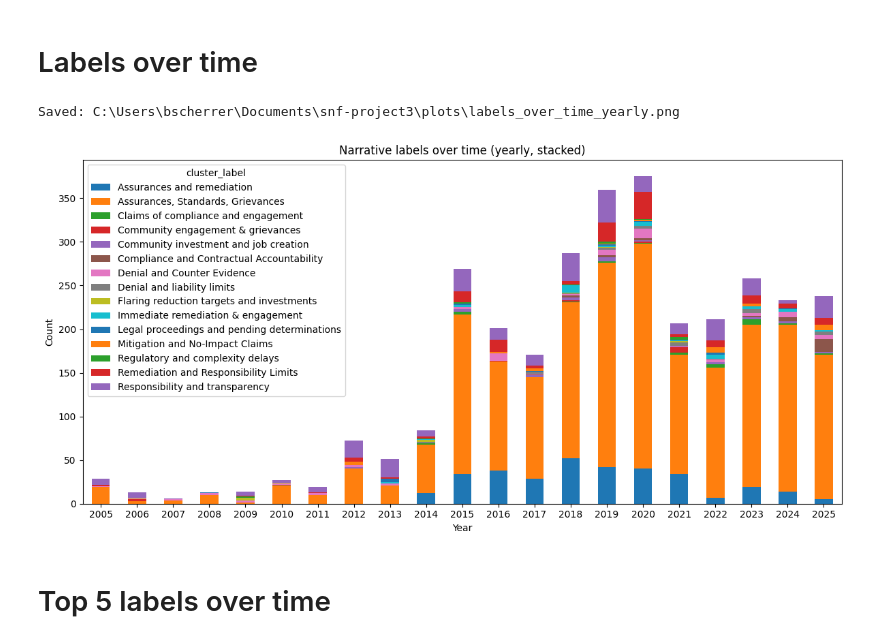
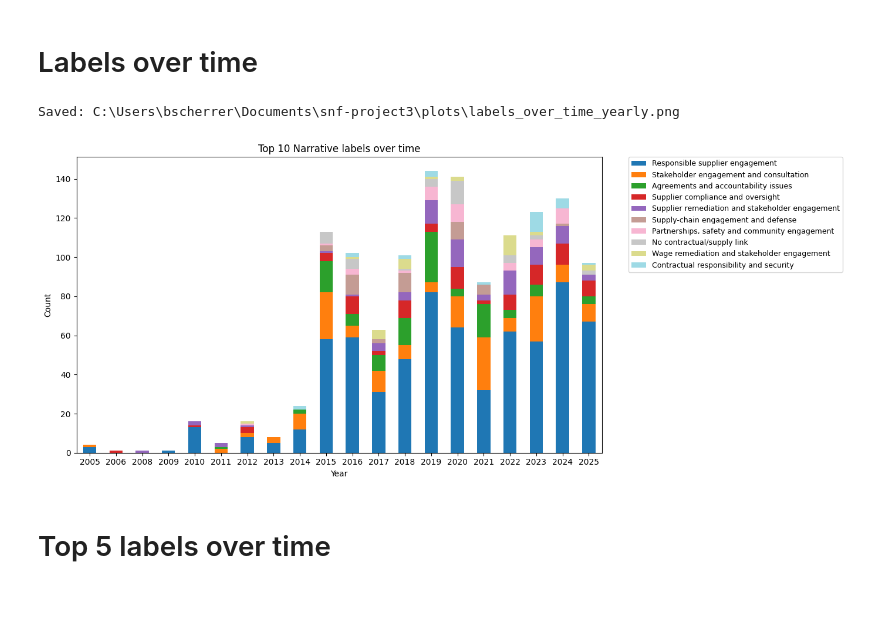
Before and after one commit to BeatPepeScherrer/snf-project3, a Jupyter notebook: cleaned_response_text_analysis.ipynb, the cells around one changed output. Drawn from its saved outputs; the diff is of its cells as text; code cells hidden in the pictures; blank space fills up the shorter version.

```diff
--- a/cleaned_response_text_analysis.ipynb
+++ b/cleaned_response_text_analysis.ipynb
@@ -181,7 +218,7 @@ reads a prompt from utils and uses it together with an LLM to label the clusters
 # -----------------------------
 # LLM cluster labeling (same as before)
 # -----------------------------
-from utils.prompts import labelling_prompt2
+from utils.prompts import labelling_prompt3
 from typing import List, Dict
 import time
 import random
@@ -198,7 +235,7 @@ def label_one_cluster(cid: int, examples: List[str], model: str = CHAT_MODEL) ->
         model=model,
         temperature=1,
         messages=[
-            {"role": "system", "content": labelling_prompt2},
+            {"role": "system", "content": labelling_prompt3},
             {"role": "user", "content": user_content},
         ],
     )
@@ -223,7 +260,6 @@ def label_clusters(df: pd.DataFrame, per_cluster_examples: int = 8) -> Dict[int,
         time.sleep(0.2)
     return labels
 
-
 labels = label_clusters(df, per_cluster_examples=8)
 df["cluster_label"] = df["cluster"].map({cid: info.get("label") for cid, info in labels.items()})
 df["cluster_rq"] = df["cluster"].map({cid: info.get("rq") for cid, info in labels.items()})
@@ -280,8 +316,8 @@ df = df_clusters.merge(df_meta, on="document_id", how="left")
 
 # Normalize labels
 df["cluster_label"] = df["cluster_label"].fillna("Unlabeled").replace({"": "Unlabeled"})
-# Derive monthly period for time plots
-df["month"] = df["date_parsed"].dt.to_period("M")
+# Derive monthly period for time plots - convert to local time first to avoid timezone warning
+df["month"] = df["date_parsed"].dt.tz_localize(None).dt.to_period("M")
 # Save merged
 df.to_csv(OUTPUT_MERGED, index=False)
 print(f"Saved merged file: {OUTPUT_MERGED.resolve()} (rows={len(df)})")
@@ -345,26 +384,34 @@ Saved: C:\Users\bscherrer\Documents\snf-project3\plots\labels_by_sector.png
 # Top 15 labels
 # %%
 # Get top 15 labels by frequency
-top15_labels = df['cluster_label'].value_counts().head(15).index.tolist()
+top15_labels = df['cluster_label'].value_counts().head(10).index.tolist()
 
 # Filter pivot_sector to only top 15 labels (columns)
 pivot_sector_top15 = pivot_sector[top15_labels]
 
-plt.figure(figsize=(12, max(4, 0.35 * len(pivot_sector_top15))))
+# Create colormap once for consistent use across plots
 cmap = cm.get_cmap('tab20', len(top15_labels))
+color_list = [cmap(i) for i in range(len(top15_labels))]
+
+# Increase figure size to accommodate legend outside plot area
+fig, ax = plt.subplots(figsize=(14, max(5, 0.35 * len(pivot_sector_top15))))
 pivot_sector_top15.plot(
     kind="bar",
     stacked=True,
-    ax=plt.gca(),
-    color=[cmap(i) for i in range(len(top15_labels))]
+    ax=ax,
+    color=color_list
 )
 
-plt.title("Top 15 Narrative labels by sector")
+plt.title("Top 10 Narrative labels by sector")
 plt.xlabel("Sector")
 plt.ylabel("Count")
+
+# Move legend outside the plot area to the right
+ax.legend(bbox_to_anchor=(1.05, 1), loc='upper left', borderaxespad=0, fontsize=9)
+
 plt.tight_layout()
 out_top15 = PLOTS_DIR / "top_15_labels_by_sector.png"
-plt.savefig(out_top15, dpi=150)
+plt.savefig(out_top15, dpi=150, bbox_inches='tight')
 print(f"Saved: {out_top15.resolve()}")
 plt.show()
 plt.close()
@@ -377,35 +424,42 @@ Saved: C:\Users\bscherrer\Documents\snf-project3\plots\top_15_labels_by_sector.p
 # %%
 df_top15 = df[df['cluster_label'].isin(top15_labels)].copy()
 
 df_time = df_top15.dropna(subset=["month"]).copy()
 if df_time.empty:
     warnings.warn("No valid dates found; skipping time-based plots.")
 else:
     # Extract year from the monthly period
     df_time["year"] = df_time["month"].dt.year
     counts_year = (
         df_time.groupby(["year", "cluster_label"])
         .size()
         .reset_index(name="n")
     )
     pivot_year = counts_year.pivot(index="year", columns="cluster_label", values="n").fillna(0)
     pivot_year = pivot_year.sort_index()    # Sort chronologically
 
-    plt.figure(figsize=(12, 6))
-    pivot_year.plot(kind="bar", stacked=True, ax=plt.gca())
-    plt.title("Narrative labels over time (yearly, stacked)")
+    # Ensure pivot_year has the same column order as pivot_sector_top15 for consistent colors
+    pivot_year = pivot_year[[col for col in top15_labels if col in pivot_year.columns]]
+
+    fig, ax = plt.subplots(figsize=(14, 6))
+    pivot_year.plot(kind="bar", stacked=True, ax=ax, color=color_list[:len(pivot_year.columns)])
+    plt.title("Top 10 Narrative labels over time")
     plt.xlabel("Year")
     plt.ylabel("Count")
     plt.xticks(rotation=0)
+
+    # Move legend outside the plot area to the right
+    ax.legend(bbox_to_anchor=(1.05, 1), loc='upper left', borderaxespad=0, fontsize=9)
+
     plt.tight_layout()
     out_year = PLOTS_DIR / "labels_over_time_yearly.png"
-    plt.savefig(out_year, dpi=150)
+    plt.savefig(out_year, dpi=150, bbox_inches='tight')
     print(f"Saved: {out_year.resolve()}")
     plt.show()
     plt.close()
 # %% [output]
 Saved: C:\Users\bscherrer\Documents\snf-project3\plots\labels_over_time_yearly.png
-[figure, old version]
+[figure, new version]
 # %% [markdown]
 # Top 5 labels over time
 # %%
```
Also changed, not shown: parts of 8 cells of this notebook.
